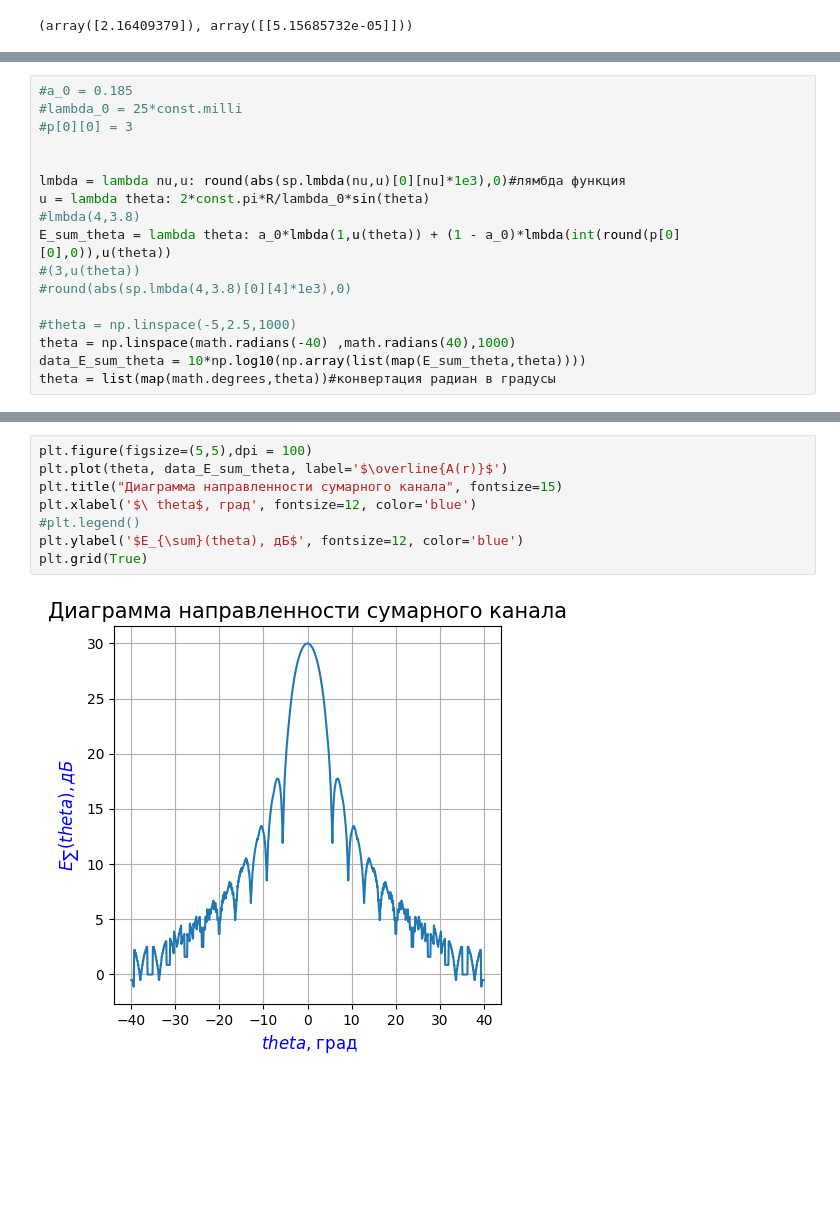
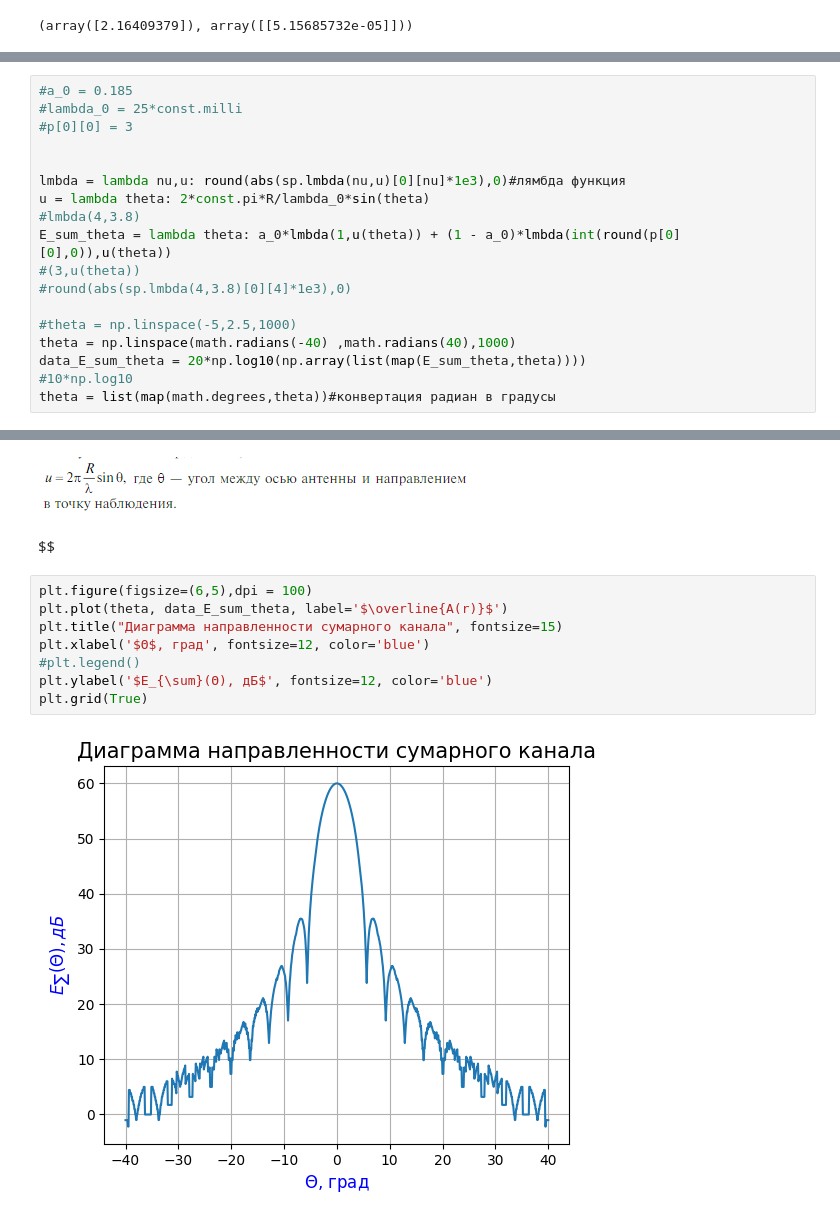
Before and after one commit to AlfaIV/Microwave-and-Antennas-LabWork, a Jupyter notebook: Лабораторная_работа_№3_СВЧ_и_Антенны_ipynb.ipynb, the cells around one changed output, grey strips where cells are left out. Drawn from its saved outputs; the diff is of its cells as text; blank space fills up the shorter version.

```diff
--- a/Лабораторная_работа_№3_СВЧ_и_Антенны_ipynb.ipynb
+++ b/Лабораторная_работа_№3_СВЧ_и_Антенны_ipynb.ipynb
@@ -111,5 +134,6 @@ E_sum_theta = lambda theta: a_0*lmbda(1,u(theta)) + (1 - a_0)*lmbda(int(round(p[
 
 #theta = np.linspace(-5,2.5,1000)
 theta = np.linspace(math.radians(-40) ,math.radians(40),1000)
-data_E_sum_theta = 10*np.log10(np.array(list(map(E_sum_theta,theta))))
+data_E_sum_theta = 20*np.log10(np.array(list(map(E_sum_theta,theta))))
+#10*np.log10
 theta = list(map(math.degrees,theta))#конвертация радиан в градусы
@@ -116,10 +144,14 @@ theta = list(map(math.degrees,theta))#конвертация радиан в г
+# %% [markdown]
+![image.png](embedded-picture-1)
+# %% [markdown]
+$$
 # %%
-plt.figure(figsize=(5,5),dpi = 100)
+plt.figure(figsize=(6,5),dpi = 100)
 plt.plot(theta, data_E_sum_theta, label='$\overline{A(r)}$')
 plt.title("Диаграмма направленности сумарного канала", fontsize=15)
-plt.xlabel('$\ theta$, град', fontsize=12, color='blue')
+plt.xlabel('$Θ$, град', fontsize=12, color='blue')
 #plt.legend()
-plt.ylabel('$E_{\sum}(theta), дБ$', fontsize=12, color='blue')
+plt.ylabel('$E_{\sum}(Θ), дБ$', fontsize=12, color='blue')
 plt.grid(True)
 # %% [output]
-[figure, old version]
+[figure, new version]
```
Also changed, not shown: parts of 48 cells of this notebook.
